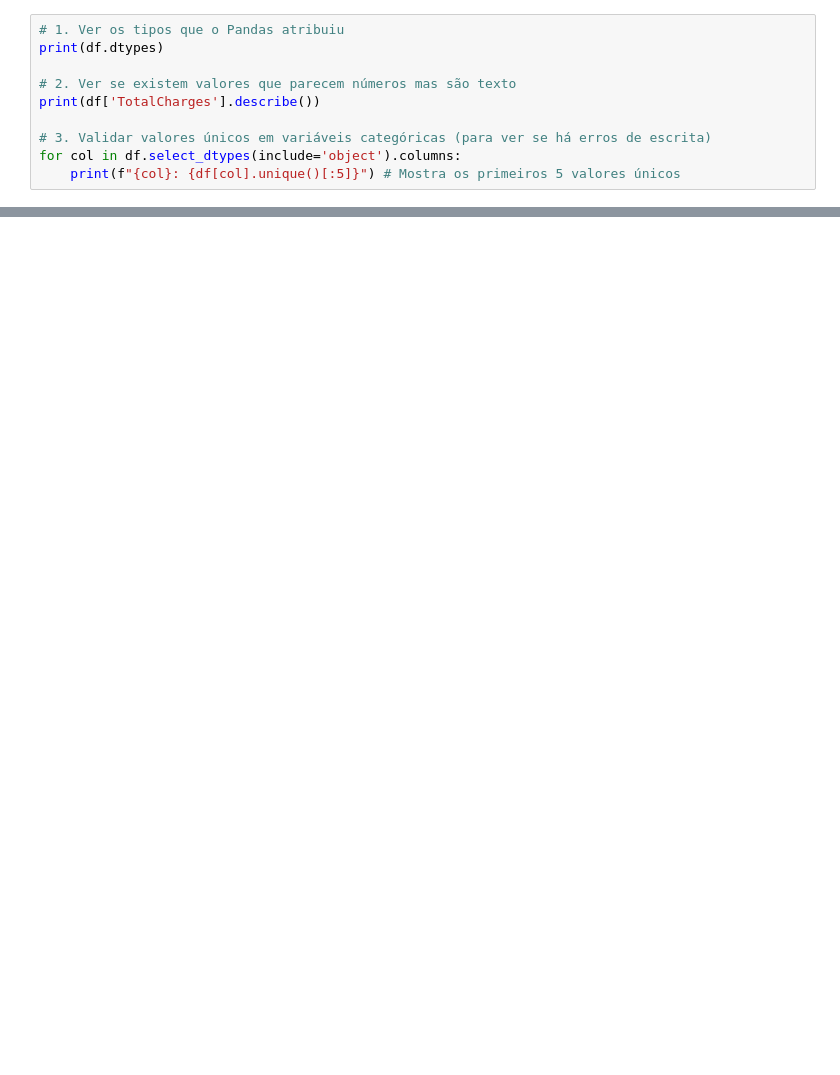
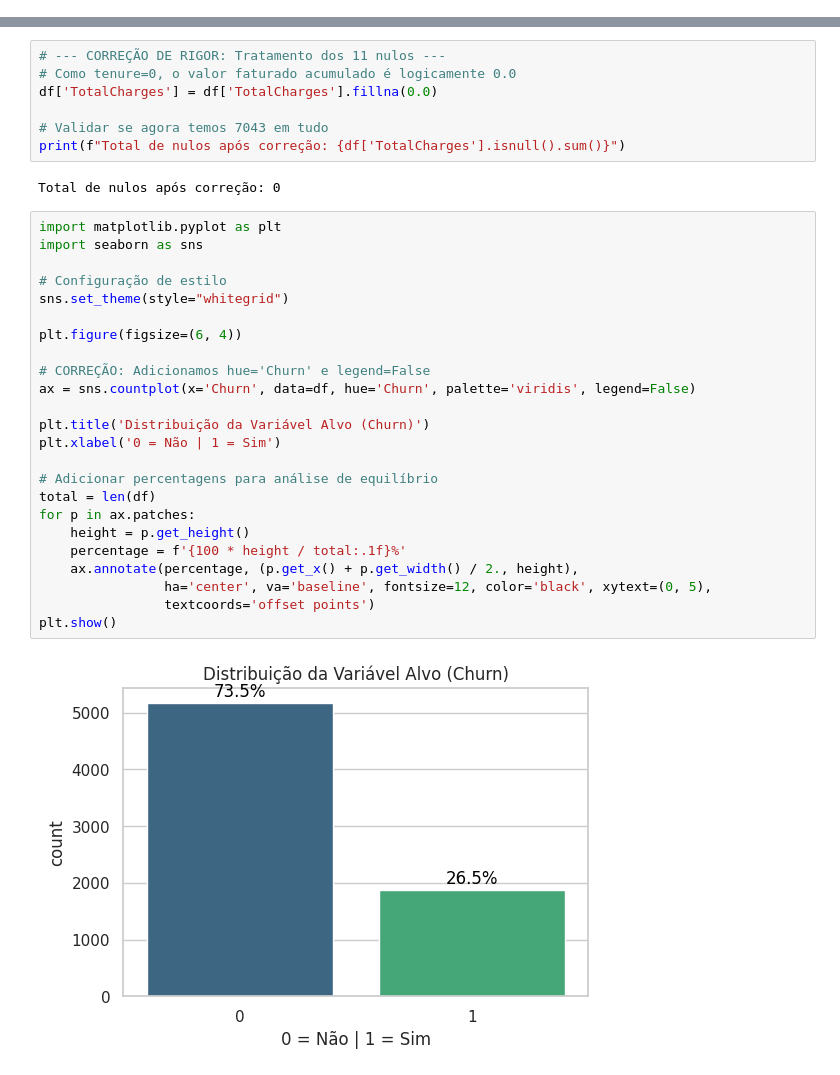
Before and after one commit to SalvadorCabecas/projeto_cdg_grupo9, a Jupyter notebook: notebooks/1-0-eda-limpeza.ipynb, the cells around one changed output, grey strips where cells are left out. Cells and saved outputs as stored; diff of their text form; blank space fills up the shorter version.

```diff
--- a/notebooks/1-0-eda-limpeza.ipynb
+++ b/notebooks/1-0-eda-limpeza.ipynb
@@ -114,10 +37,0 @@ print(df[df['TotalCharges'] == " "][['customerID', 'tenure', 'TotalCharges']])
-# %%
-# 1. Ver os tipos que o Pandas atribuiu
-print(df.dtypes)
-
-# 2. Ver se existem valores que parecem números mas são texto
-print(df['TotalCharges'].describe())
-
-# 3. Validar valores únicos em variáveis categóricas (para ver se há erros de escrita)
-for col in df.select_dtypes(include='object').columns:
-    print(f"{col}: {df[col].unique()[:5]}") # Mostra os primeiros 5 valores únicos
@@ -186,0 +179,35 @@ Valores nulos em TotalCharges: 11
+# %%
+# --- CORREÇÃO DE RIGOR: Tratamento dos 11 nulos ---
+# Como tenure=0, o valor faturado acumulado é logicamente 0.0
+df['TotalCharges'] = df['TotalCharges'].fillna(0.0)
+
+# Validar se agora temos 7043 em tudo
+print(f"Total de nulos após correção: {df['TotalCharges'].isnull().sum()}")
+# %% [output]
+Total de nulos após correção: 0
+# %%
+import matplotlib.pyplot as plt
+import seaborn as sns
+
+# Configuração de estilo
+sns.set_theme(style="whitegrid")
+
+plt.figure(figsize=(6, 4))
+
+# CORREÇÃO: Adicionamos hue='Churn' e legend=False
+ax = sns.countplot(x='Churn', data=df, hue='Churn', palette='viridis', legend=False)
+
+plt.title('Distribuição da Variável Alvo (Churn)')
+plt.xlabel('0 = Não | 1 = Sim')
+
+# Adicionar percentagens para análise de equilíbrio
+total = len(df)
+for p in ax.patches:
+    height = p.get_height()
+    percentage = f'{100 * height / total:.1f}%'
+    ax.annotate(percentage, (p.get_x() + p.get_width() / 2., height),
+                ha='center', va='baseline', fontsize=12, color='black', xytext=(0, 5),
+                textcoords='offset points')
+plt.show()
+# %% [output]
+[figure, added]
```
Also changed, not shown: parts of 22 cells of this notebook.
